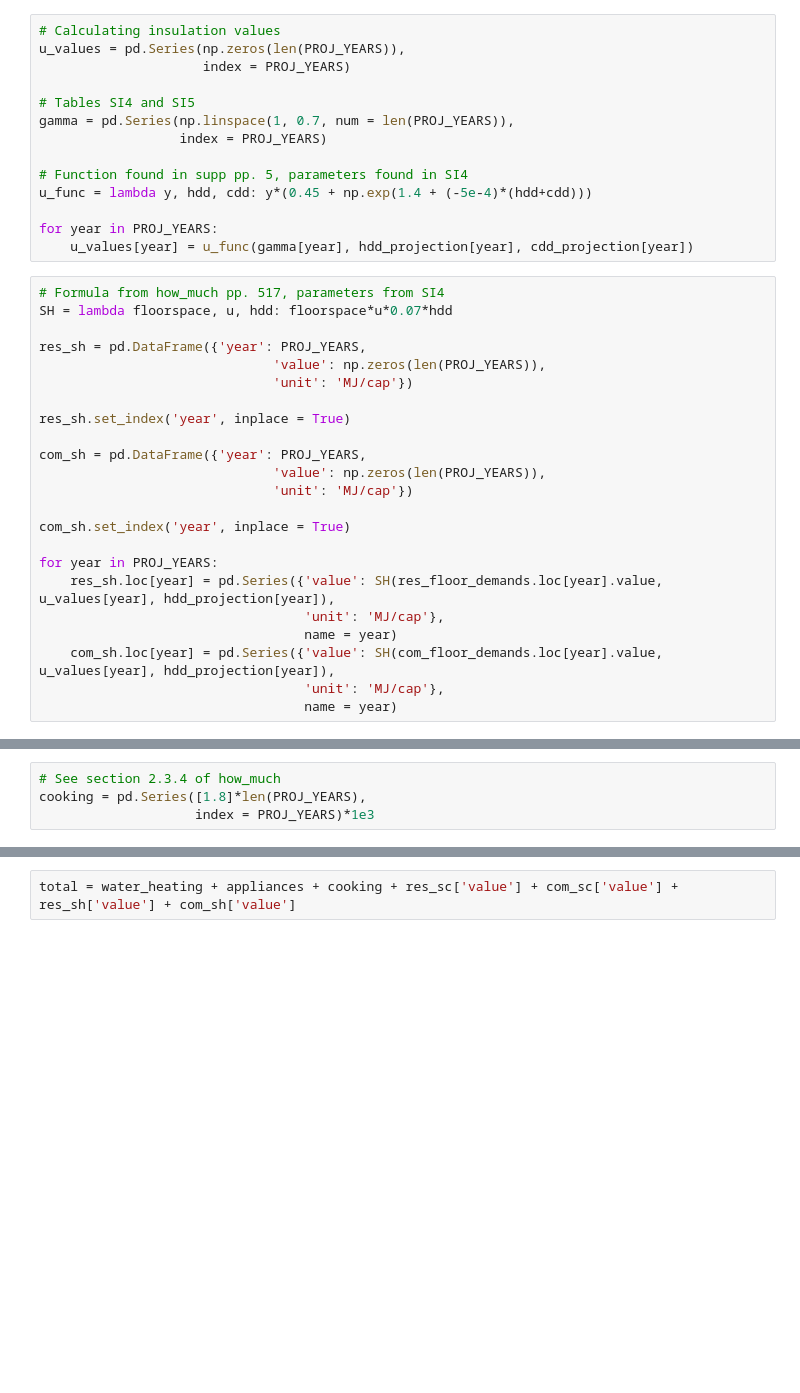
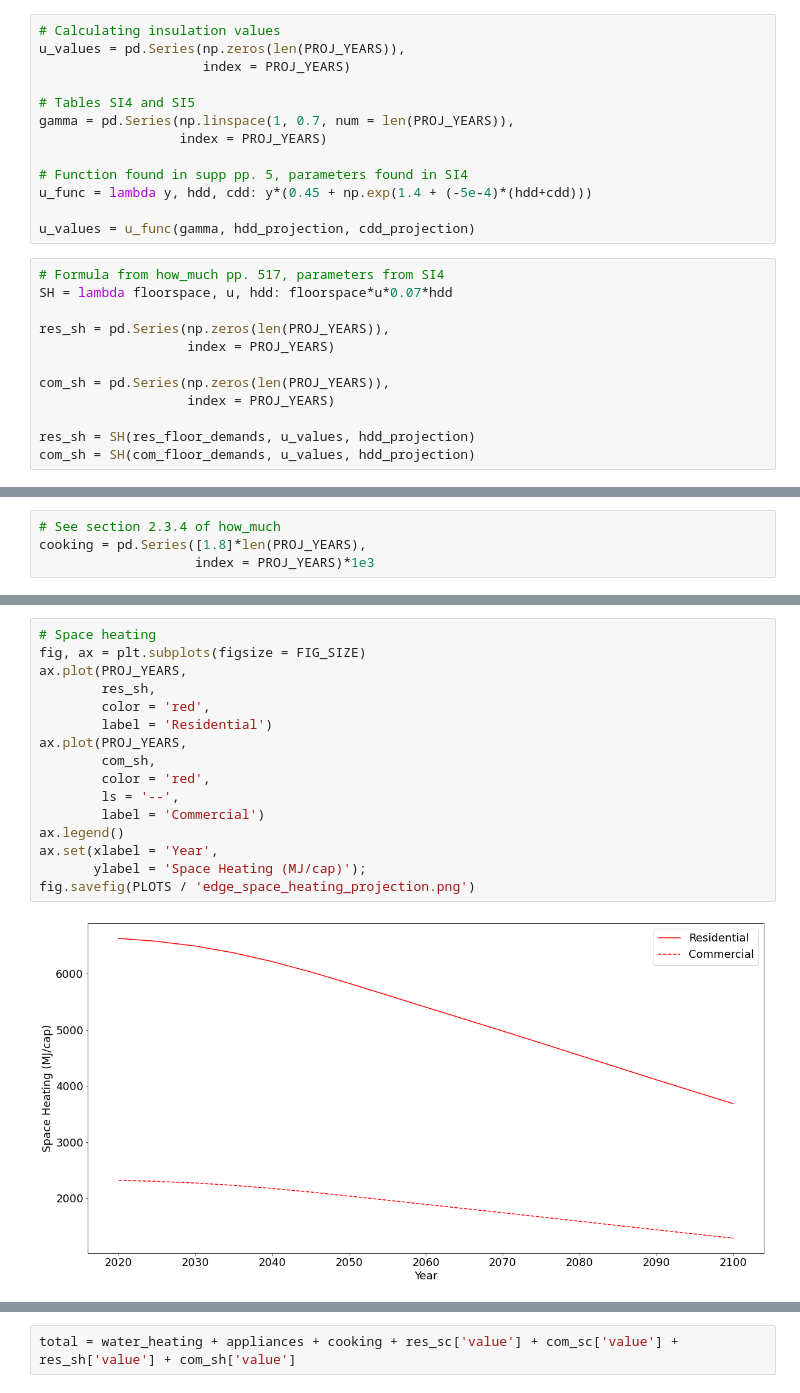
Before and after one commit to noahhleverton/iams_code, a Jupyter notebook: function_testing/REMINDandEDGE/edge_energy_demand.ipynb, the cells around one changed output, grey strips where cells are left out. Cells and saved outputs as stored; diff of their text form; blank space fills up the shorter version.

```diff
--- a/function_testing/REMINDandEDGE/edge_energy_demand.ipynb
+++ b/function_testing/REMINDandEDGE/edge_energy_demand.ipynb
@@ -124,28 +116,16 @@ gamma = pd.Series(np.linspace(1, 0.7, num = len(PROJ_YEARS)),
 # Function found in supp pp. 5, parameters found in SI4
 u_func = lambda y, hdd, cdd: y*(0.45 + np.exp(1.4 + (-5e-4)*(hdd+cdd)))
 
-for year in PROJ_YEARS:
-    u_values[year] = u_func(gamma[year], hdd_projection[year], cdd_projection[year])
+u_values = u_func(gamma, hdd_projection, cdd_projection)
 # %%
 # Formula from how_much pp. 517, parameters from SI4
 SH = lambda floorspace, u, hdd: floorspace*u*0.07*hdd
 
-res_sh = pd.DataFrame({'year': PROJ_YEARS,
-                              'value': np.zeros(len(PROJ_YEARS)),
-                              'unit': 'MJ/cap'})
+res_sh = pd.Series(np.zeros(len(PROJ_YEARS)),
+                   index = PROJ_YEARS)
 
-res_sh.set_index('year', inplace = True)
+com_sh = pd.Series(np.zeros(len(PROJ_YEARS)),
+                   index = PROJ_YEARS)
 
-com_sh = pd.DataFrame({'year': PROJ_YEARS,
-                              'value': np.zeros(len(PROJ_YEARS)),
-                              'unit': 'MJ/cap'})
-
-com_sh.set_index('year', inplace = True)
-
-for year in PROJ_YEARS:
-    res_sh.loc[year] = pd.Series({'value': SH(res_floor_demands.loc[year].value, u_values[year], hdd_projection[year]),
-                                  'unit': 'MJ/cap'},
-                                  name = year)
-    com_sh.loc[year] = pd.Series({'value': SH(com_floor_demands.loc[year].value, u_values[year], hdd_projection[year]),
-                                  'unit': 'MJ/cap'},
-                                  name = year)
+res_sh = SH(res_floor_demands, u_values, hdd_projection)
+com_sh = SH(com_floor_demands, u_values, hdd_projection)
@@ -303,0 +192,18 @@ fig.savefig(PLOTS / 'water_appliances_cooking.png')
+# %%
+# Space heating
+fig, ax = plt.subplots(figsize = FIG_SIZE)
+ax.plot(PROJ_YEARS,
+        res_sh,
+        color = 'red',
+        label = 'Residential')
+ax.plot(PROJ_YEARS,
+        com_sh,
+        color = 'red',
+        ls = '--',
+        label = 'Commercial')
+ax.legend()
+ax.set(xlabel = 'Year',
+       ylabel = 'Space Heating (MJ/cap)');
+fig.savefig(PLOTS / 'edge_space_heating_projection.png')
+# %% [output]
+[figure, added]
```
Also changed, not shown: parts of 46 cells of this notebook, 13 other files.
